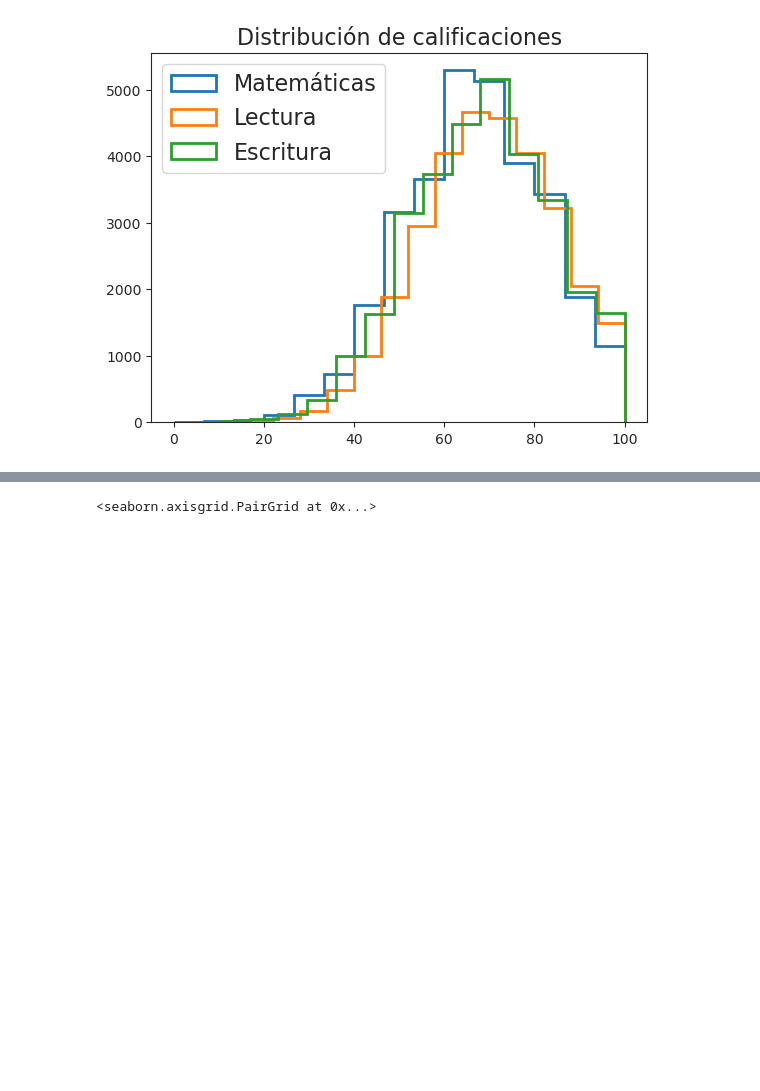
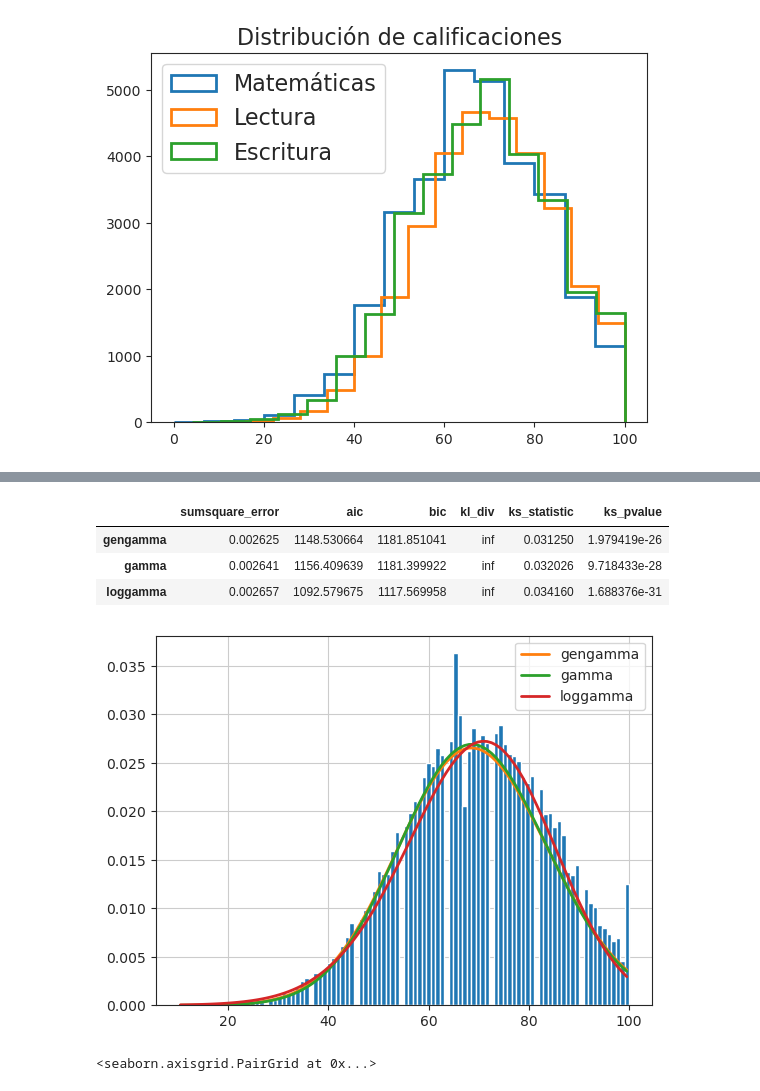
Before and after one commit to AdrFelHB/an-lisis-de-datos, a Jupyter notebook: main.ipynb, the cells around one changed output, grey strips where cells are left out. Saved outputs shown, nothing was run; the diff lists cells and outputs as text; code cells hidden in the pictures; blank space fills up the shorter version.

```diff
--- a/main.ipynb
+++ b/main.ipynb
@@ -199,3 +246,14 @@ La distribución entre asignaturas es similar, luego vale al pena pensar en un p
+# %%
+
+f_math = ftt(data_cuantitative["ReadingScore"],distributions=["gengamma","gamma","loggamma"])
+f_math.fit()
+f_math.summary()
+# %% [output]
+|  | sumsquare_error | aic | bic | kl_div | ks_statistic | ks_pvalue |
+| gengamma | 0.002625 | 1148.530664 | 1181.851041 | inf | 0.031250 | 1.979419e-26 |
+| gamma | 0.002641 | 1156.409639 | 1181.399922 | inf | 0.032026 | 9.718433e-28 |
+| loggamma | 0.002657 | 1092.579675 | 1117.569958 | inf | 0.034160 | 1.688376e-31 |
+[figure, added]
 # %%
 MeanScore = pd.DataFrame(data={"MeanScore":[np.mean(data_new[["MathScore","ReadingScore","WritingScore"]].iloc[k]) for k in range(sz[0])]})
 # %%
```
Also changed, not shown: parts of 11 cells of this notebook.
